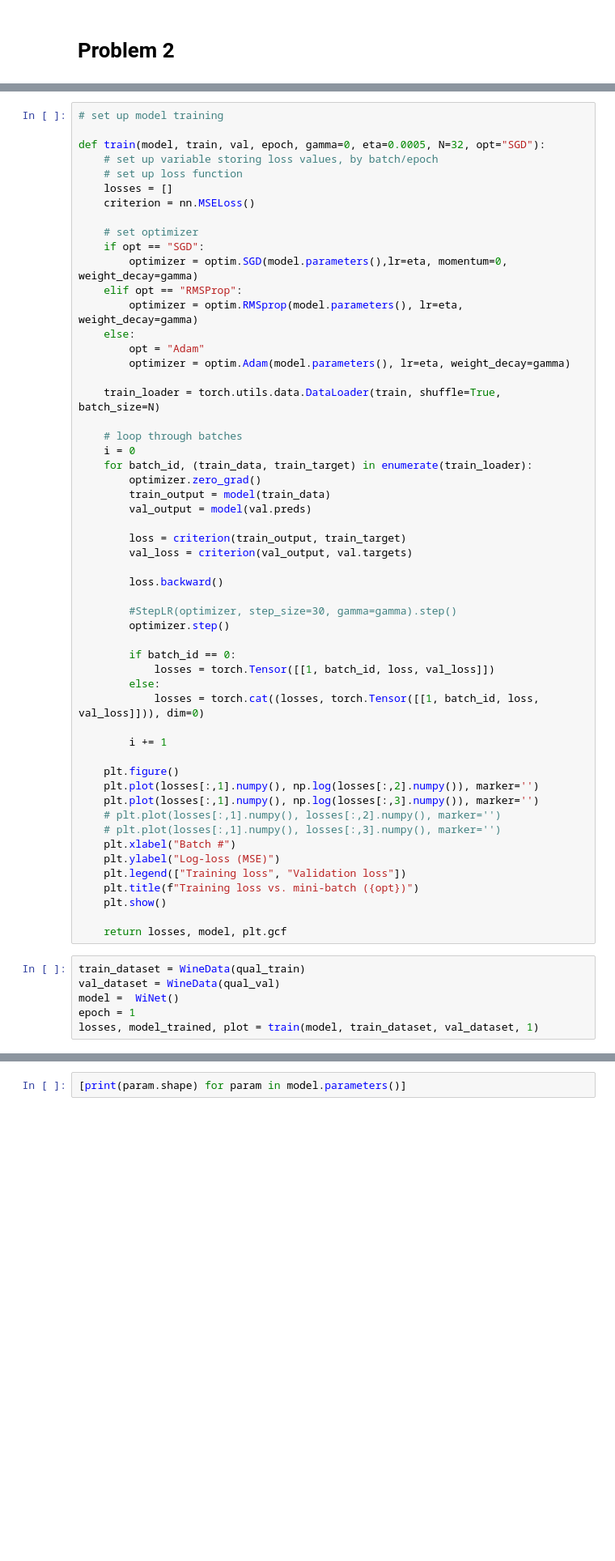
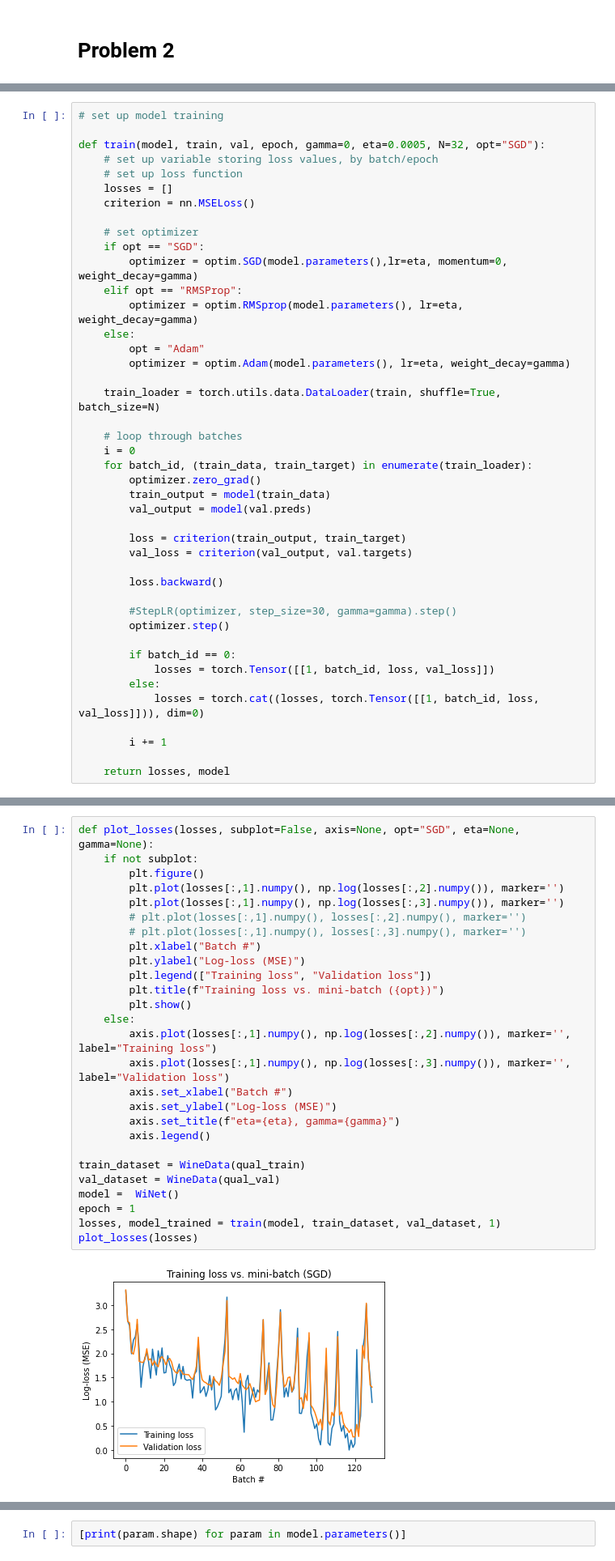
Before and after one commit to samalbertson3/ece-685, a Jupyter notebook: homework 2/homework 2.ipynb, the cells around one changed output, grey strips where cells are left out. Shown at 81% size. Cells and saved outputs as stored; diff of their text form; blank space fills up the shorter version.

Commit message:
updated problem 3 plots

```diff
--- a/homework 2/homework 2.ipynb
+++ b/homework 2/homework 2.ipynb
@@ -113,21 +113,4 @@ def train(model, train, val, epoch, gamma=0, eta=0.0005, N=32, opt="SGD"):
 
         i += 1
 
-    plt.figure()
-    plt.plot(losses[:,1].numpy(), np.log(losses[:,2].numpy()), marker='')
-    plt.plot(losses[:,1].numpy(), np.log(losses[:,3].numpy()), marker='')
-    # plt.plot(losses[:,1].numpy(), losses[:,2].numpy(), marker='')
-    # plt.plot(losses[:,1].numpy(), losses[:,3].numpy(), marker='')
-    plt.xlabel("Batch #")
-    plt.ylabel("Log-loss (MSE)")
-    plt.legend(["Training loss", "Validation loss"])
-    plt.title(f"Training loss vs. mini-batch ({opt})")
-    plt.show()
-
-    return losses, model, plt.gcf
+    return losses, model
-# %%
-train_dataset = WineData(qual_train)
-val_dataset = WineData(qual_val)
-model =  WiNet()
-epoch = 1
-losses, model_trained, plot = train(model, train_dataset, val_dataset, 1)
@@ -135,0 +117,29 @@ losses, model_trained, plot = train(model, train_dataset, val_dataset, 1)
+# %%
+def plot_losses(losses, subplot=False, axis=None, opt="SGD", eta=None, gamma=None):
+    if not subplot:
+        plt.figure()
+        plt.plot(losses[:,1].numpy(), np.log(losses[:,2].numpy()), marker='')
+        plt.plot(losses[:,1].numpy(), np.log(losses[:,3].numpy()), marker='')
+        # plt.plot(losses[:,1].numpy(), losses[:,2].numpy(), marker='')
+        # plt.plot(losses[:,1].numpy(), losses[:,3].numpy(), marker='')
+        plt.xlabel("Batch #")
+        plt.ylabel("Log-loss (MSE)")
+        plt.legend(["Training loss", "Validation loss"])
+        plt.title(f"Training loss vs. mini-batch ({opt})")
+        plt.show()
+    else:
+        axis.plot(losses[:,1].numpy(), np.log(losses[:,2].numpy()), marker='', label="Training loss")
+        axis.plot(losses[:,1].numpy(), np.log(losses[:,3].numpy()), marker='', label="Validation loss")
+        axis.set_xlabel("Batch #")
+        axis.set_ylabel("Log-loss (MSE)")
+        axis.set_title(f"eta={eta}, gamma={gamma}")
+        axis.legend()
+
+train_dataset = WineData(qual_train)
+val_dataset = WineData(qual_val)
+model =  WiNet()
+epoch = 1
+losses, model_trained = train(model, train_dataset, val_dataset, 1)
+plot_losses(losses)
+# %% [output]
+[figure, added]
```
Also changed, not shown: parts of 15 cells of this notebook.
